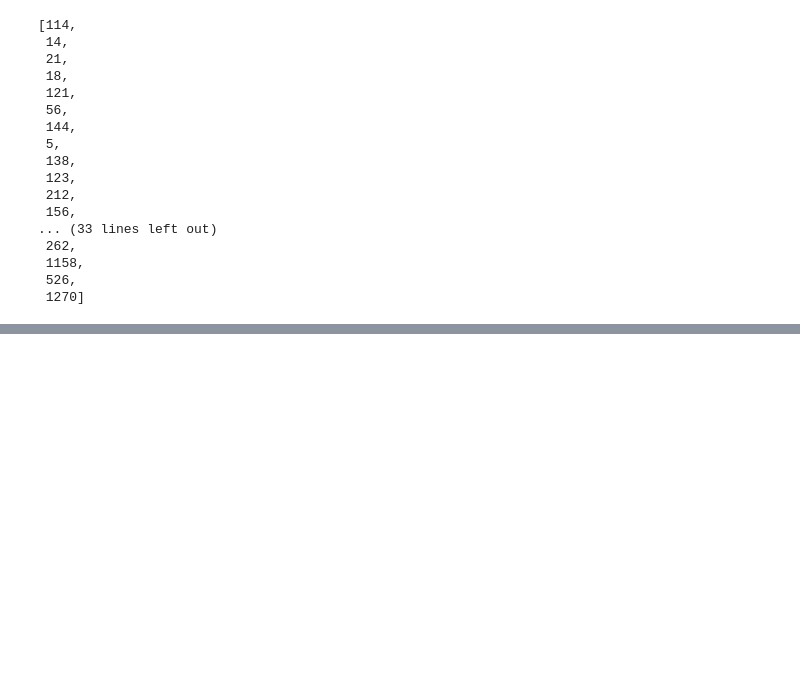
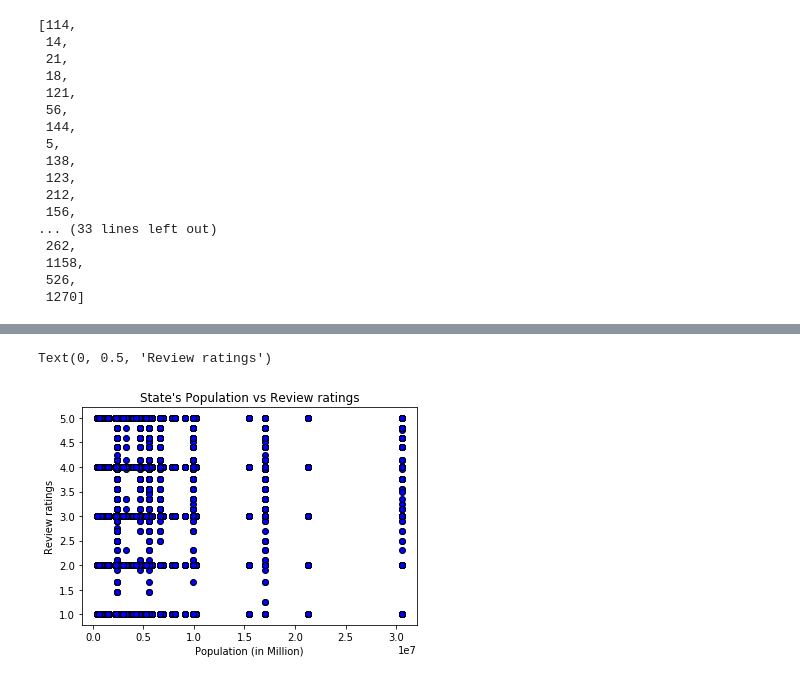
Before and after one commit to janelcv/Hotel_Rating_Analysis, a Jupyter notebook: Hotel_Ratings_Analysis-09.ipynb, the cells around one changed output, grey strips where cells are left out. Cells and saved outputs as stored; diff of their text form; code cells hidden in the pictures; blank space fills up the shorter version.

```diff
--- a/Hotel_Ratings_Analysis-09.ipynb
+++ b/Hotel_Ratings_Analysis-09.ipynb
@@ -199,0 +261,5 @@ Text(0, 0.5, 'No of Reviews')
+# %%
+# Get population and reviews_ratings from merged column
+Population_data = list(df_merge_col["Popn"])
+reviewrating = list(df_merge_col["reviews_rating"])
+Population_data
@@ -199,0 +304,13 @@ Text(0, 0.5, 'No of Reviews')
+# %%
+# Tell matplotlib to create a scatter plot based upon the above data
+
+# Without scoop_price
+plt.scatter(Population_data, reviewrating, marker="o", facecolors="blue", edgecolors="black")
+
+# Create a title, x label, and y label for our chart
+plt.title("State's Population vs Review ratings")
+plt.xlabel("Population (in Million)")
+plt.ylabel("Review ratings")
+# %% [output]
+Text(0, 0.5, 'Review ratings')
+[figure, added]
```
Also changed, not shown: parts of 9 cells of this notebook.
